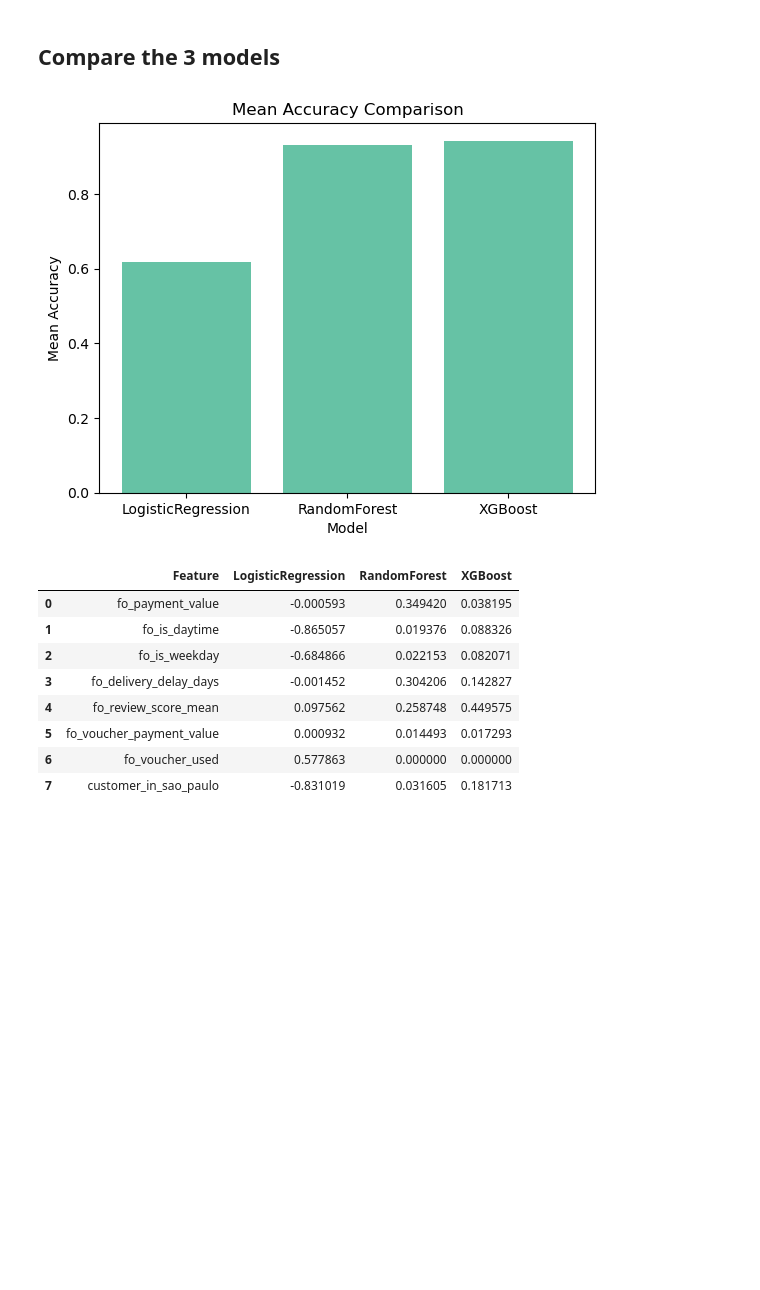
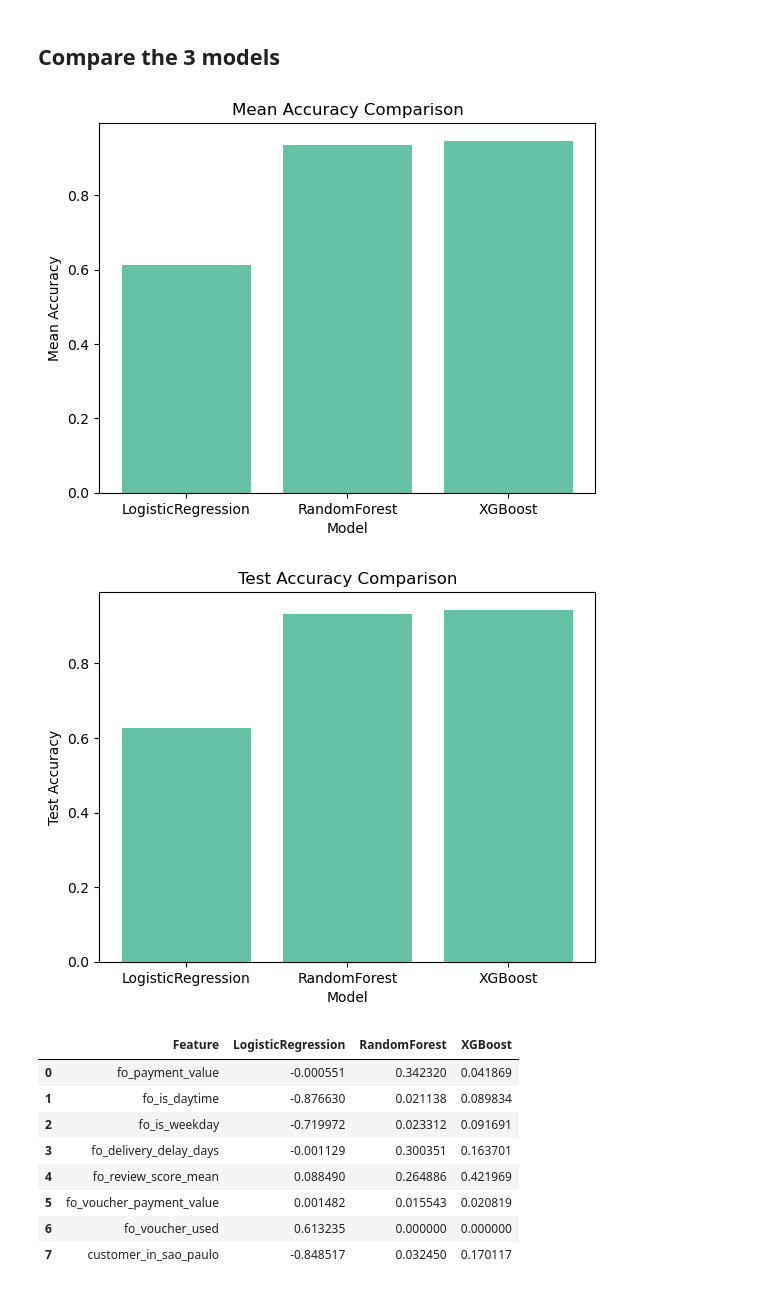
Before and after one commit to Yuki-bach/marketing, a Jupyter notebook: notebooks/classify_repeaters.ipynb, the cells around one changed output. Drawn from its saved outputs; the diff is of its cells as text; code cells hidden in the pictures; blank space fills up the shorter version.

```diff
--- a/notebooks/classify_repeaters.ipynb
+++ b/notebooks/classify_repeaters.ipynb
@@ -98,7 +99,4 @@ df_numeric.head()
 # %%
 ## X should contain information about the first purchase, not RFM stuff.
-X = df_numeric.drop(['repeater', 'frequency', 'recency', 'monetary'], axis=1)
+X = df_numeric.drop(['repeater', 'frequency', 'recency', 'monetary', 'rfm_score'], axis=1)
 y = df_numeric['repeater']
-
-print(f"X shape: {X.shape}")
-print(f"y shape: {y.shape}")
@@ -109,6 +104,9 @@ y shape: (92633,)
 ## Functions to train model and get results
 # %%
 def train_model_and_get_result(X, y, model, name, is_lf):
+    # Splitting the dataset into the Training set and Test set
+    X_train, X_test, y_train, y_test = train_test_split(X, y, test_size=0.2, random_state=42)
+
     pipeline = Pipeline([
         ('smote', SMOTE(random_state=42)),
         ('model', model)
@@ -116,20 +114,29 @@ def train_model_and_get_result(X, y, model, name, is_lf):
 
     ## Cross Validation
     skf = StratifiedKFold(n_splits=5, shuffle=True, random_state=42)
-    accuracies = cross_val_score(pipeline, X, y, cv=skf, scoring='accuracy')
+    accuracies = cross_val_score(pipeline, X_train, y_train, cv=skf, scoring='accuracy')
+
+    ## Fit the model on the training data
+    pipeline.fit(X_train, y_train)
+
+    ## Update the 'model' variable to access feature importance or coefficients
+    fitted_model = pipeline.named_steps['model']
+
+    ## Predict on the test data
+    y_pred = pipeline.predict(X_test)
+    test_accuracy = accuracy_score(y_test, y_pred)
 
     ## Get the Importance of the Features
-    pipeline.fit(X, y)
-    model = pipeline.named_steps['model']
     feature_names = X.columns
-    importances = model.coef_[0] if is_lf else model.feature_importances_
+    importances = fitted_model.coef_[0] if is_lf else fitted_model.feature_importances_
 
     result = {
         'name': name,
         'mean_accuracy': accuracies.mean(),
         'std_accuracy': accuracies.std(),
+        'test_accuracy': test_accuracy,
         'accuracies': accuracies,
-        'feature_importance': {'features': feature_names, 'importances': importances}
+        'feature_importance': {'features': feature_names.tolist(), 'importances': importances.tolist()}
     }
 
     return result
@@ -138,6 +145,7 @@ def print_result(result):
     print("=== Result Summary ===")
     print(f"Mean Accuracy: {result['mean_accuracy']:.4f}")
     print(f"Std Accuracy: {result['std_accuracy']:.4f}")
+    print(f"test Accuracy: {result['test_accuracy']:.4f}")
     print(f"Accuracies: {result['accuracies']}")
 
     feature_importances = pd.DataFrame({
@@ -271,6 +282,17 @@ def plot_mean_accuracy(results):
     plt.show()
 
 
+def plot_test_accuracy(results):
+    names = [result['name'] for result in results]
+    mean_accuracies = [result['test_accuracy'] for result in results]
+
+    plt.bar(names, mean_accuracies)
+    plt.xlabel('Model')
+    plt.ylabel('Test Accuracy')
+    plt.title('Test Accuracy Comparison')
+    plt.show()
+
+
 def combine_feature_importances(results):
     feature_names = results[0]['feature_importance']['features']
     combined = pd.DataFrame({'Feature': feature_names})
@@ -282,18 +304,20 @@ def combine_feature_importances(results):
 # %%
 results = [result_lr, result_rf, result_xgb]
 
 plot_mean_accuracy(results)
+plot_test_accuracy(results)
 
 combined_importances = combine_feature_importances(results)
 combined_importances
 # %% [output]
-[figure, old version]
+[figure, new version]
+[figure, added]
 |  | Feature | LogisticRegression | RandomForest | XGBoost |
-| 0 | fo_payment_value | -0.000593 | 0.349420 | 0.038195 |
-| 1 | fo_is_daytime | -0.865057 | 0.019376 | 0.088326 |
-| 2 | fo_is_weekday | -0.684866 | 0.022153 | 0.082071 |
-| 3 | fo_delivery_delay_days | -0.001452 | 0.304206 | 0.142827 |
-| 4 | fo_review_score_mean | 0.097562 | 0.258748 | 0.449575 |
-| 5 | fo_voucher_payment_value | 0.000932 | 0.014493 | 0.017293 |
-| 6 | fo_voucher_used | 0.577863 | 0.000000 | 0.000000 |
-| 7 | customer_in_sao_paulo | -0.831019 | 0.031605 | 0.181713 |
+| 0 | fo_payment_value | -0.000551 | 0.342320 | 0.041869 |
+| 1 | fo_is_daytime | -0.876630 | 0.021138 | 0.089834 |
+| 2 | fo_is_weekday | -0.719972 | 0.023312 | 0.091691 |
+| 3 | fo_delivery_delay_days | -0.001129 | 0.300351 | 0.163701 |
+| 4 | fo_review_score_mean | 0.088490 | 0.264886 | 0.421969 |
+| 5 | fo_voucher_payment_value | 0.001482 | 0.015543 | 0.020819 |
+| 6 | fo_voucher_used | 0.613235 | 0.000000 | 0.000000 |
+| 7 | customer_in_sao_paulo | -0.848517 | 0.032450 | 0.170117 |
```
Also changed, not shown: parts of 7 cells of this notebook.
